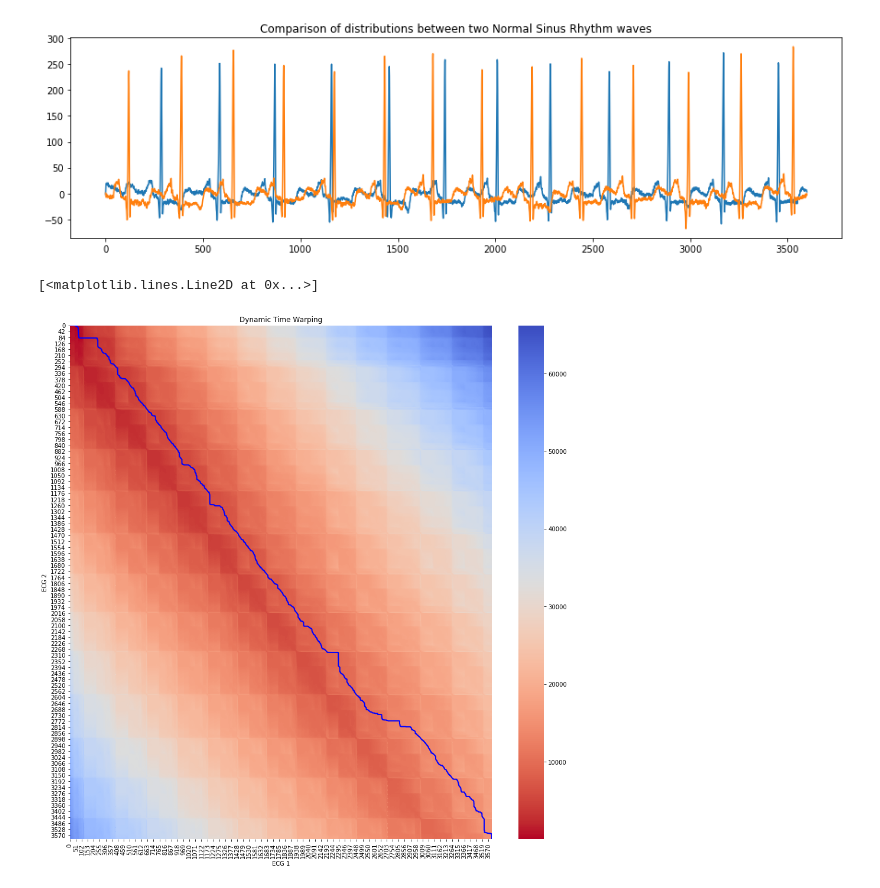
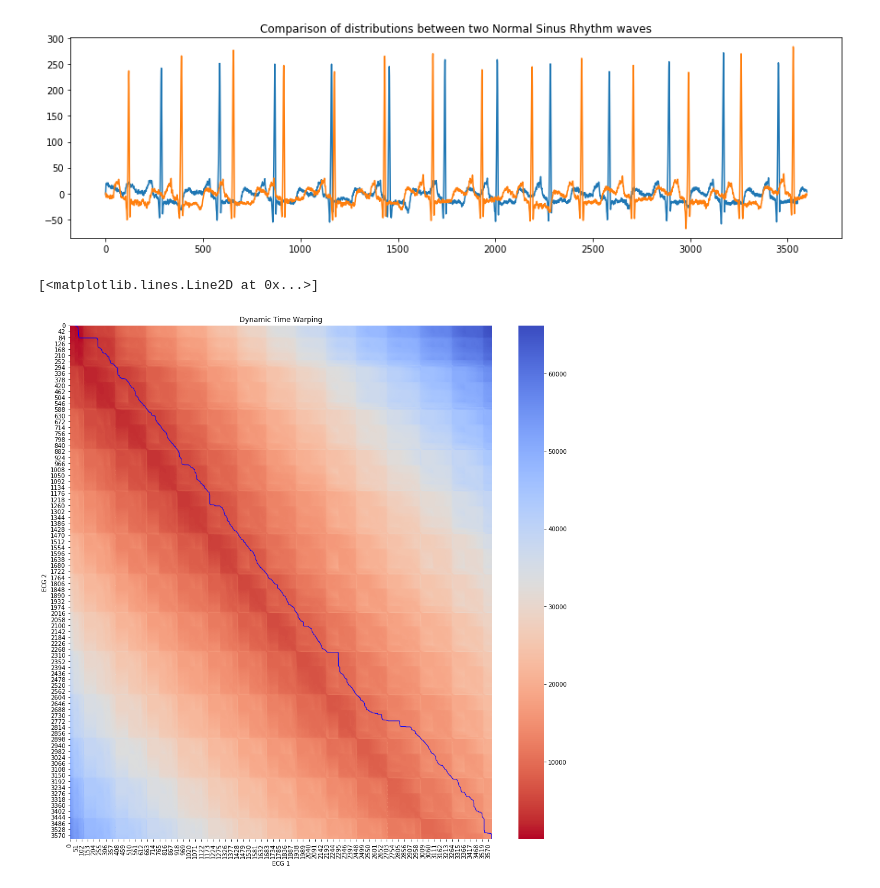
Before and after one commit to Oliver-Pressland/Final-Year-Project, a Jupyter notebook: notebooks/FYP_notebook.ipynb, the cells around one changed output. Saved outputs shown, nothing was run; the diff lists cells and outputs as text; code cells hidden in the pictures.

```diff
--- a/notebooks/FYP_notebook.ipynb
+++ b/notebooks/FYP_notebook.ipynb
@@ -108,9 +78,15 @@ def dc_filt(sig):
 # %%
+from libraries.noise_removal import BaselineNoiseRemover
+
+# DC Notch filter to remove baseline noise from all signals
+
+bnr = BaselineNoiseRemover(c = -0.99)
+
 ecg_waves = database['ecg'].tolist()
 ecg_filt = []
 
 for wave in ecg_waves:
-    filt = dc_filt(wave)
+    filt = bnr.fit(wave)
     ecg_filt.append(filt)
 
 database['ecg'] = pd.Series(ecg_filt)
@@ -188,19 +116,23 @@ plt.title('Comparison of distributions between two Normal Sinus Rhythm waves')
 plt.show()
 # %% [output]
 [figure]
+# %%
+from libraries.distributions import DynamicTimeWarper
+
+dtw = DynamicTimeWarper()
+
+cost_matrix, path = dtw.fit(ecg1, ecg2)
 # %%
-cost_matrix, path = dtw(ecg1, ecg2)
-
 plt.figure(figsize=(16, 16))
 ax = plt.axes()
 sns.heatmap(cost_matrix, cmap='coolwarm_r', ax=ax)
 ax.set_title("Dynamic Time Warping")
 ax.set(xlabel='ECG 1', ylabel='ECG 2')
 
 positions = path[1]
 a = positions[:,1]
 b = positions[:,0]
-ax.plot(a + 0.5, b + 0.5, color='blue', linewidth=2)
+ax.plot(a + 0.5, b + 0.5, color='blue', linewidth=1)
 # %% [output]
 [<matplotlib.lines.Line2D at 0x...>]
-[figure, old version]
+[figure, new version]
```
Also changed, not shown: parts of 12 cells of this notebook, 4 other files.
